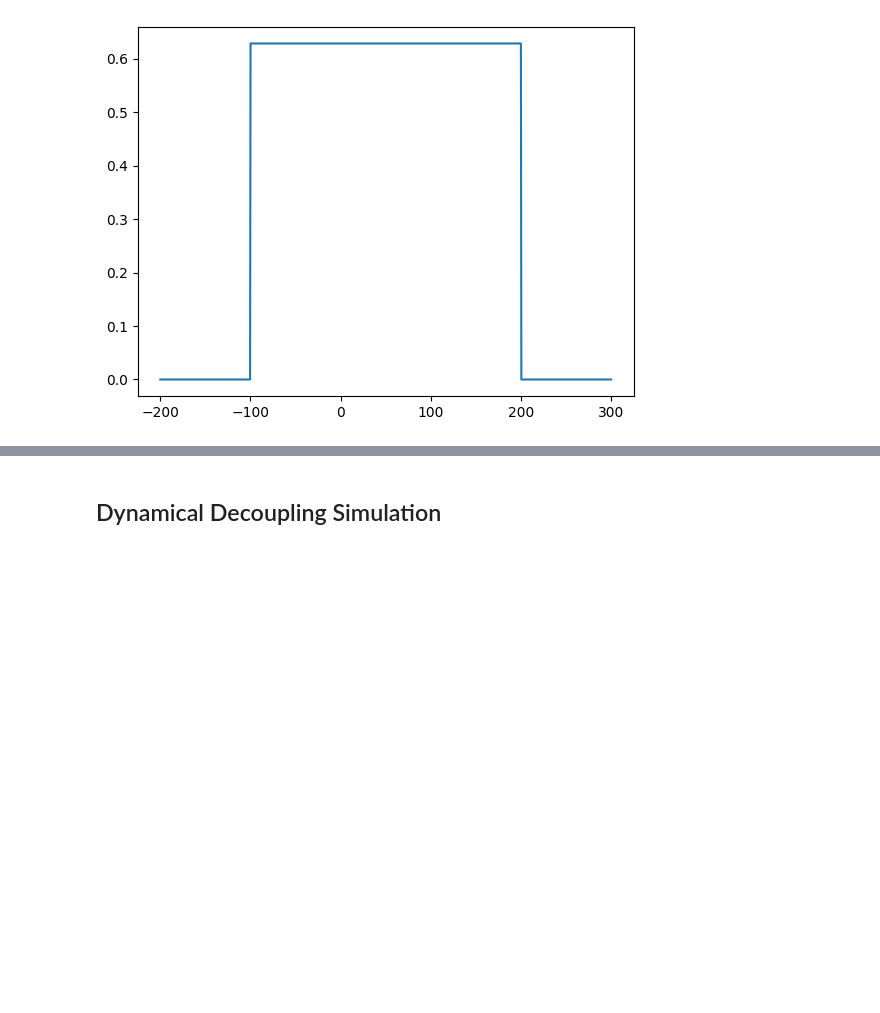
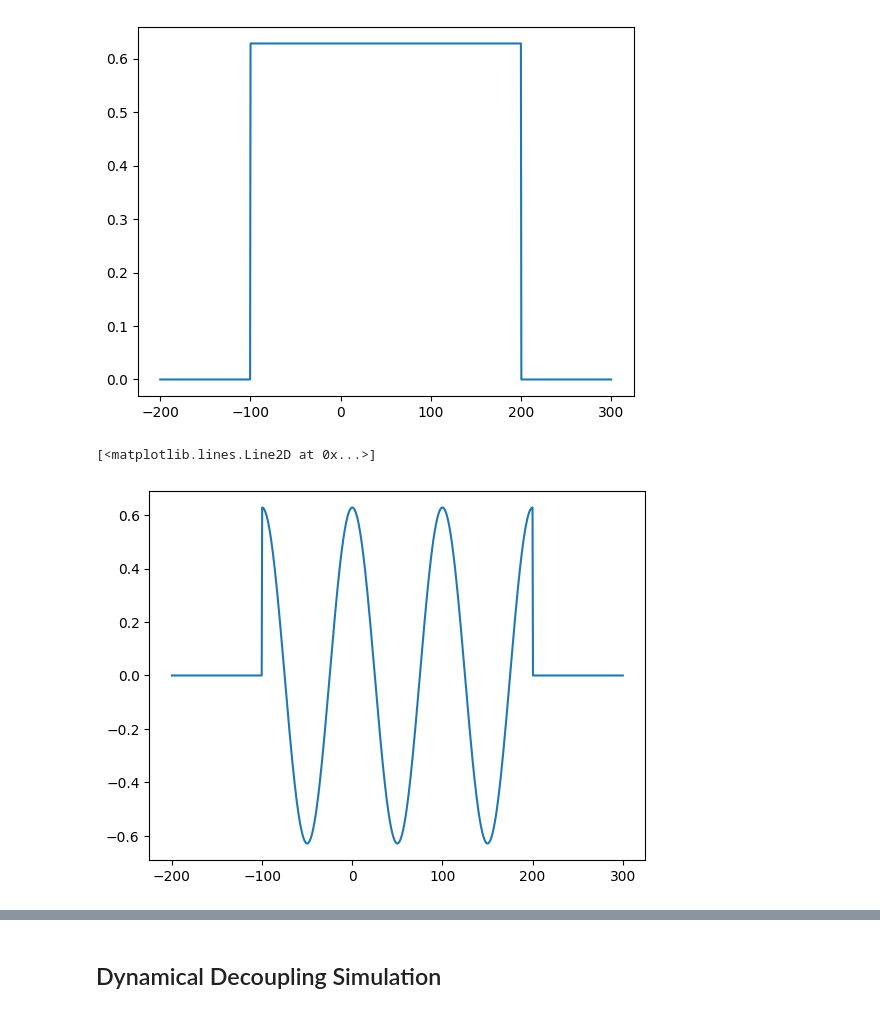
Before and after one commit to BrainConnection/Dynamical_Decoupling_Project, a Jupyter notebook: Paper Reproduce.ipynb, the cells around one changed output, grey strips where cells are left out. Drawn from its saved outputs; the diff is of its cells as text; code cells hidden in the pictures; blank space fills up the shorter version.

```diff
--- a/Paper Reproduce.ipynb
+++ b/Paper Reproduce.ipynb
@@ -206,6 +156,11 @@ def Hrd_rotating_frame(t, args):
     T_end = args['T_end_r'] # duration of the readout drive, in units of ns
 
     return A * (T_srt <= t) * (t <= T_end)
+
+
+def Hrd_lab_frame(t, args):
+    omega_rd = args['Omega_rd']
+    return Hrd_rotating_frame(t, args) * np.cos(omega_rd * t)
 # %%
 # resonator pulse simulation (rotating frame)
 tlist = np.linspace(-200, 300, 1000)
@@ -214,6 +169,14 @@ plt.plot(tlist, Hrd_rotating_frame(tlist, {'A': 2*np.pi*0.1, 'T_srt_r': -100, 'T
 # %% [output]
 [<matplotlib.lines.Line2D at 0x...>]
 [figure]
+# %%
+# resonator pulse simulation (rotating frame)
+tlist = np.linspace(-200, 300, 1000)
+plt.figure()
+plt.plot(tlist, Hrd_lab_frame(tlist, {'A': 2*np.pi*0.1, 'T_srt_r': -100, 'T_end_r': 200, 'Omega_rd': 2*np.pi*10}))
+# %% [output]
+[<matplotlib.lines.Line2D at 0x...>]
+[figure, added]
 # %%
 # qubit pulse simulation (rotating frame)
 tlist = np.linspace(-10, 110, 1000)
```
Also changed, not shown: parts of 33 cells of this notebook.
